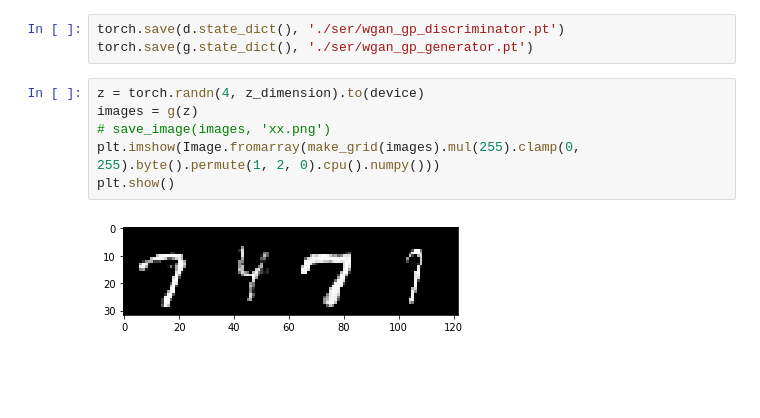
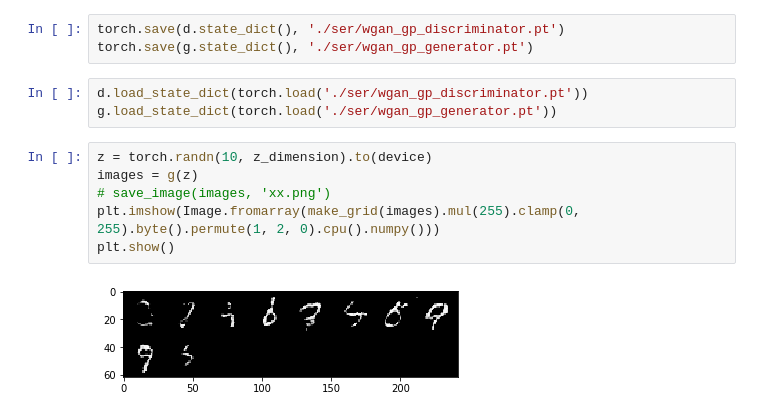
Before and after one commit to xtwxfxk/left5, a Jupyter notebook: pytorch/x_cnn_wgan_gp.ipynb, the cells around one changed output. Cells and saved outputs as stored; diff of their text form; blank space fills up the shorter version.

```diff
--- a/pytorch/x_cnn_wgan_gp.ipynb
+++ b/pytorch/x_cnn_wgan_gp.ipynb
@@ -263,11 +278,14 @@ writer.close()
 # %%
 torch.save(d.state_dict(), './ser/wgan_gp_discriminator.pt')
 torch.save(g.state_dict(), './ser/wgan_gp_generator.pt')
+# %%
+d.load_state_dict(torch.load('./ser/wgan_gp_discriminator.pt'))
+g.load_state_dict(torch.load('./ser/wgan_gp_generator.pt'))
 # %%
-z = torch.randn(4, z_dimension).to(device)
+z = torch.randn(10, z_dimension).to(device)
 images = g(z)
 # save_image(images, 'xx.png')
 plt.imshow(Image.fromarray(make_grid(images).mul(255).clamp(0, 255).byte().permute(1, 2, 0).cpu().numpy()))
 plt.show()
 # %% [output]
-[figure, old version]
+[figure, new version]
```
Also changed, not shown: parts of 2 cells of this notebook, 6 other files.
